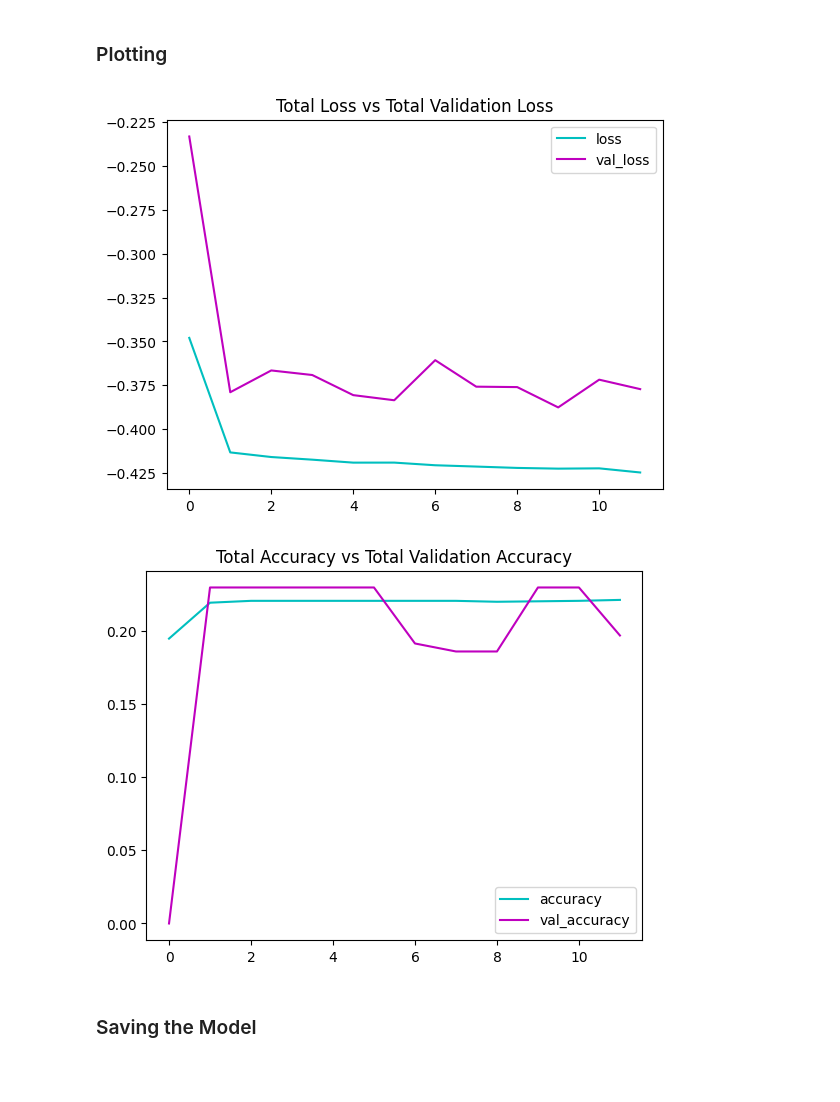
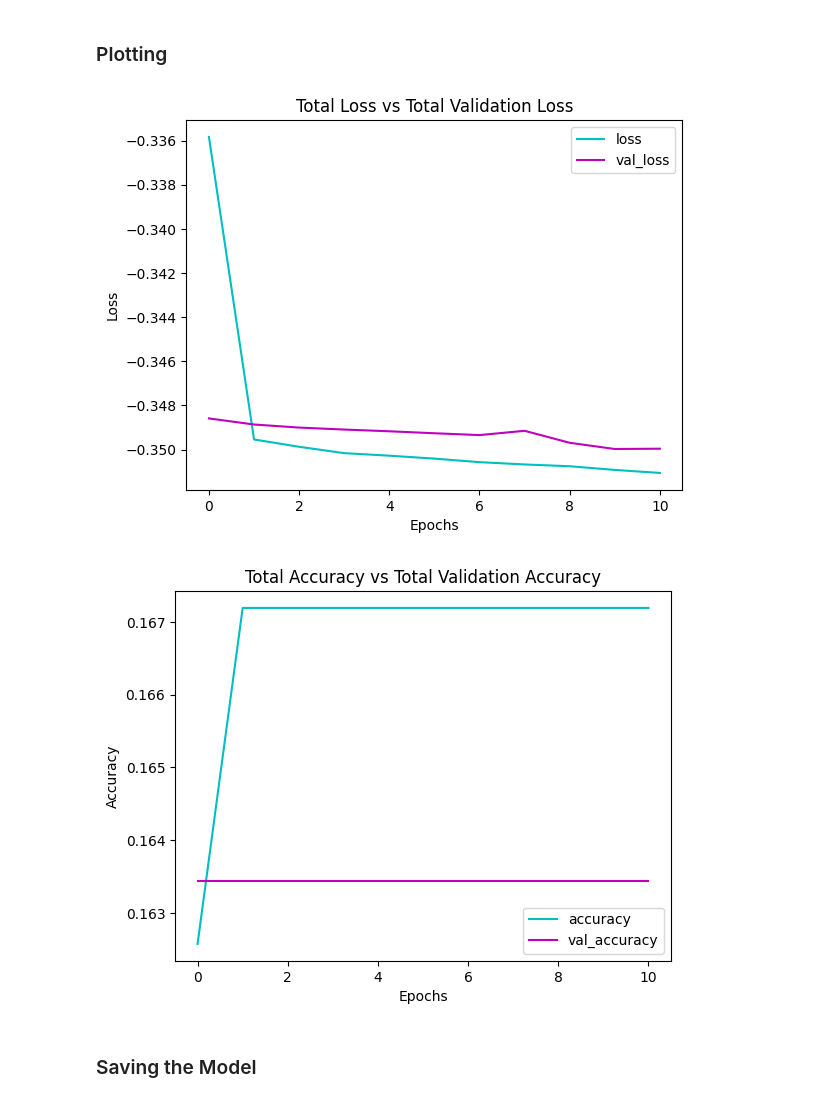
Before and after one commit to maria-iut1234/Word-Level-ASL-Gesture-Recognition, a Jupyter notebook: CSE 4554 Project.ipynb, the cells around one changed output. Drawn from its saved outputs; the diff is of its cells as text; code cells hidden in the pictures; blank space fills up the shorter version.

Commit message:
all plots for different iterations

```diff
--- a/CSE 4554 Project.ipynb
+++ b/CSE 4554 Project.ipynb
@@ -715,9 +690,9 @@ def load_data(filtered_labels=None, max_labels=None, landmarks_dict=None):
 
     return X, Y
 # %%
-X_train, Y_train = load_data(landmarks_dict=landmark_train_dict, max_labels=50)
-X_val, Y_val = load_data(landmarks_dict=landmark_val_dict, max_labels=50)
-X_test, Y_test = load_data(landmarks_dict=landmark_test_dict, max_labels=50)
+X_train, Y_train = load_data(landmarks_dict=landmark_train_dict, max_labels=2000)
+X_val, Y_val = load_data(landmarks_dict=landmark_val_dict, max_labels=2000)
+X_test, Y_test = load_data(landmarks_dict=landmark_test_dict, max_labels=2000)
 # %%
 len(X_train), len(X_val), len(X_test)
 # %% [output]
@@ -874,7 +849,7 @@ def augment(X, Y, num=None):
 
     return X_aug, Y_aug
 # %%
-X_train, Y_train = augment(X_train, Y_train, 3)
+X_train, Y_train = augment(X_train, Y_train, 1)
 # %%
 len(X_train), len(Y_train)
 # %% [output]
@@ -1167,7 +1086,7 @@ _________________________________________________________________
 # %% [markdown]
 ### Plotting
 # %%
-def plot_metric(hist, metric_name_1, metric_name_2, plot_name):
+def plot_metric(hist, metric_name_1, metric_name_2, plot_name, y_label):
 
     # Get metric values using metric names as identifiers.
     metric_value_1 = hist.history[metric_name_1]
@@ -1180,6 +1099,9 @@ def plot_metric(hist, metric_name_1, metric_name_2, plot_name):
     plt.plot(epochs, metric_value_1, 'c', label=metric_name_1)
     plt.plot(epochs, metric_value_2, 'm', label=metric_name_2)
 
+    plt.ylabel(str(y_label))
+    plt.xlabel('Epochs')
+
     # Add title to the plot.
     plt.title(str(plot_name))
 
@@ -1188,14 +1110,15 @@ def plot_metric(hist, metric_name_1, metric_name_2, plot_name):
     plt.show()
 # %%
 # Visualize the training and validation loss metrices.
-plot_metric(hist, 'loss', 'val_loss', 'Total Loss vs Total Validation Loss')
+plot_metric(hist, 'loss', 'val_loss',
+            'Total Loss vs Total Validation Loss', 'Loss')
 
 # Visualize the training and validation accuracy metrices.
 plot_metric(hist, 'accuracy', 'val_accuracy',
-            'Total Accuracy vs Total Validation Accuracy')
+            'Total Accuracy vs Total Validation Accuracy', 'Accuracy')
 # %% [output]
-[figure, old version]
+[figure, new version]
-[figure, old version]
+[figure, new version]
 # %% [markdown]
 ### Saving the Model
 # %%
```
Also changed, not shown: parts of 39 cells of this notebook, 18 other files.
